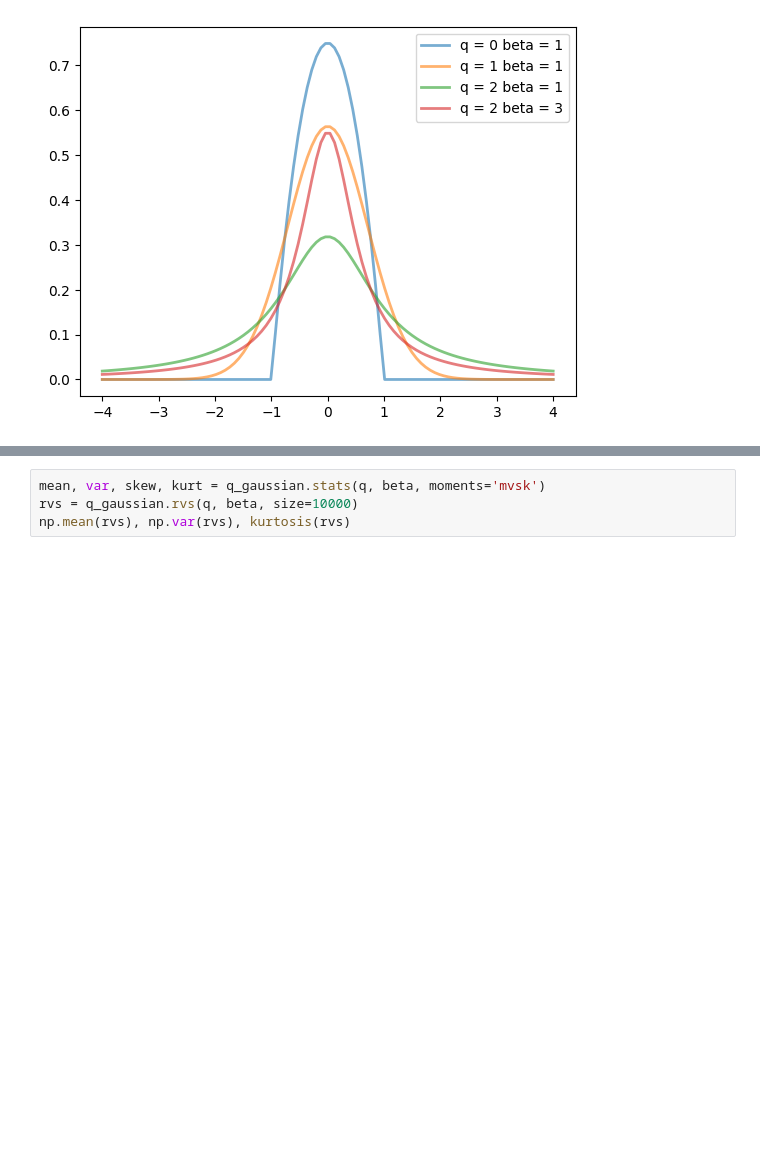
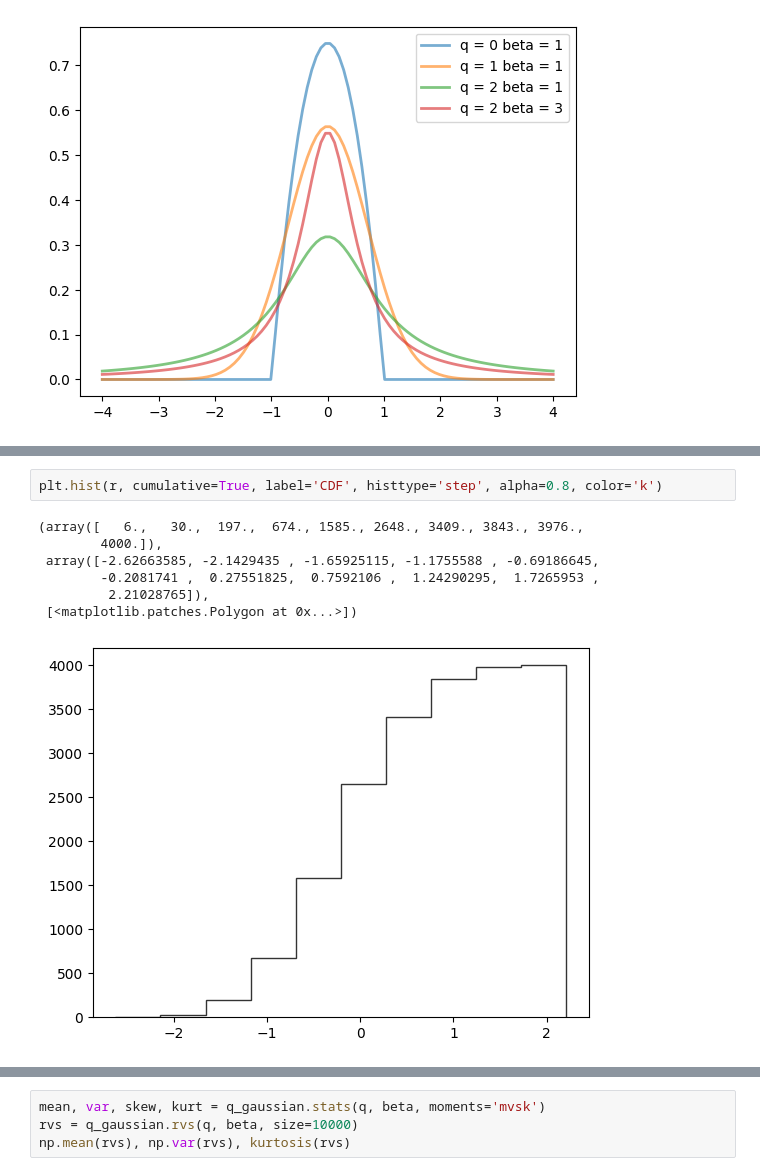
Before and after one commit to kevingivens/tsallis_stats, a Jupyter notebook: demos/demo.ipynb, the cells around one changed output, grey strips where cells are left out. Cells and saved outputs as stored; diff of their text form; blank space fills up the shorter version.

```diff
--- a/demos/demo.ipynb
+++ b/demos/demo.ipynb
@@ -107,0 +108,10 @@ plt.show()
+# %%
+plt.hist(r, cumulative=True, label='CDF', histtype='step', alpha=0.8, color='k')
+# %% [output]
+(array([   6.,   30.,  197.,  674., 1585., 2648., 3409., 3843., 3976.,
+        4000.]),
+ array([-2.62663585, -2.1429435 , -1.65925115, -1.1755588 , -0.69186645,
+        -0.2081741 ,  0.27551825,  0.7592106 ,  1.24290295,  1.7265953 ,
+         2.21028765]),
+ [<matplotlib.patches.Polygon at 0x...>])
+[figure, added]
```
Also changed, not shown: parts of 2 cells of this notebook.
